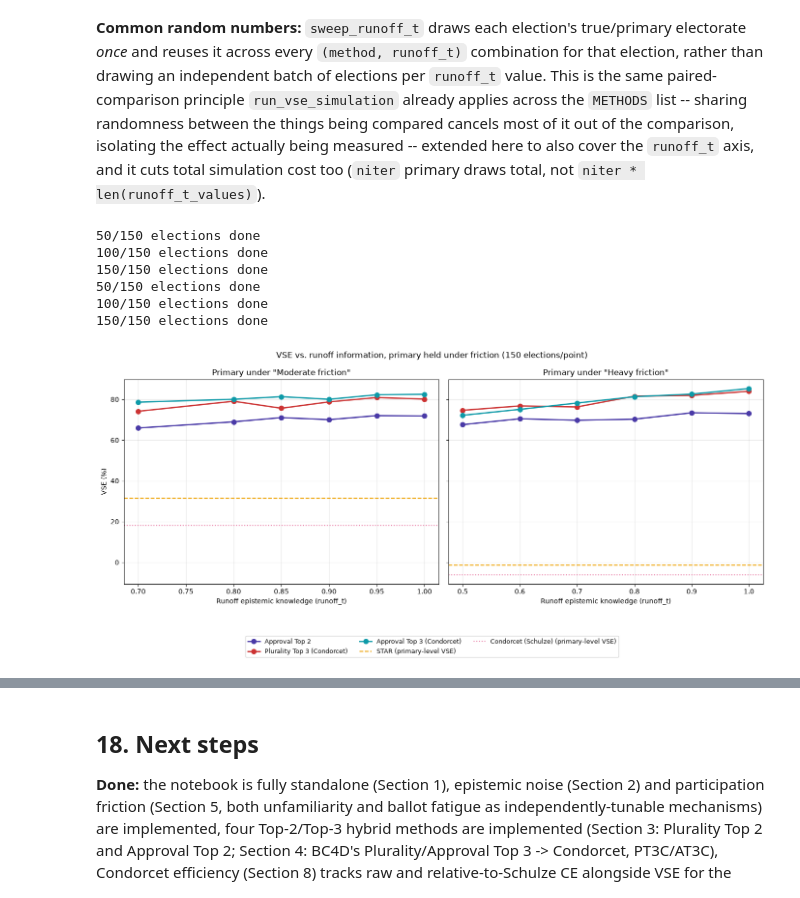
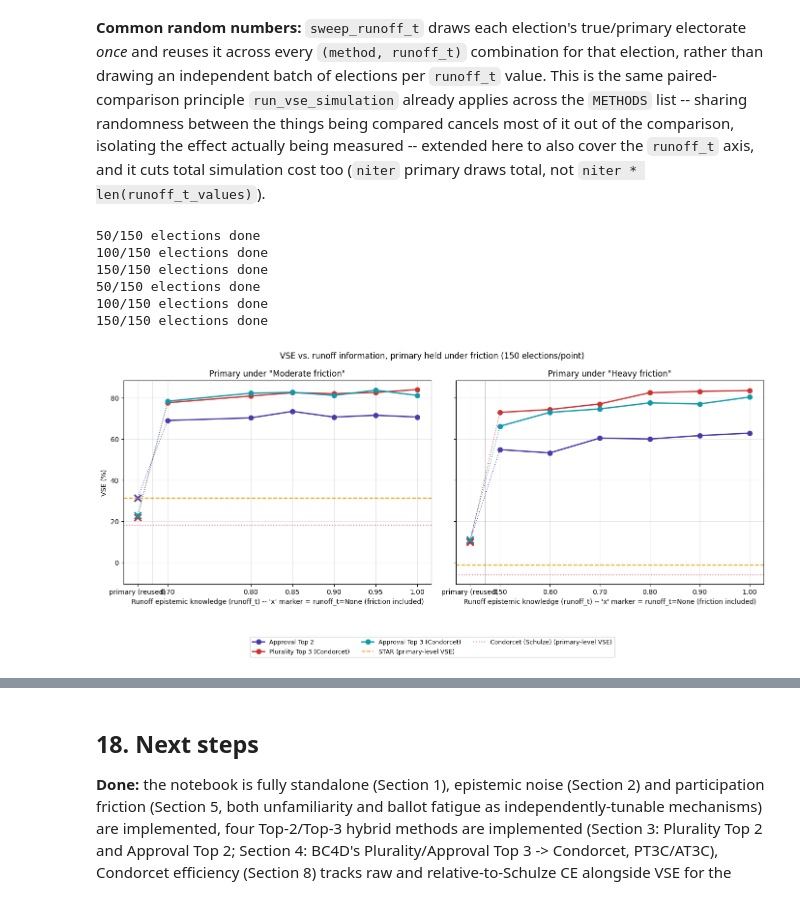
Before and after one commit to eigentaylor/vse-sim, a Jupyter notebook: notebooks/vse_simulation.ipynb, the cells around one changed output, grey strips where cells are left out. Drawn from its saved outputs; the diff is of its cells as text; code cells hidden in the pictures.

```diff
--- a/notebooks/vse_simulation.ipynb
+++ b/notebooks/vse_simulation.ipynb
@@ -3317,10 +3317,16 @@ def sweep_runoff_t(method_factories, runoff_t_values, primary_params, niter):
 RUNOFF_SWEEP_NITER = 150
 RUNOFF_BASELINE_NAMES = ["Moderate friction", "Heavy friction"]  # reuse JOINT_SCENARIOS as-is
 RUNOFF_T_VALUES_BY_BASELINE = {
-    # each list starts at that baseline's own epistemic_t (JOINT_SCENARIOS[name]["epistemic_t"])
-    # and runs up to 1.0 -- "no better than the primary" through "perfect."
-    "Moderate friction": [0.7, 0.8, 0.85, 0.9, 0.95, 1.0],
-    "Heavy friction": [0.5, 0.6, 0.7, 0.8, 0.9, 1.0],
+    # None (leftmost) is a DIFFERENT thing from every value after it: it reuses the primary
+    # electorate exactly as cast (noise AND participation friction both still in effect for the
+    # runoff) -- the same runoff_t=None every other section uses (e.g. the plain "Approval Top
+    # 2" row in Section 16's joint-scenario chart). Every value from the baseline's own
+    # epistemic_t onward switches to a FRICTION-FREE runoff at that epistemic level (see Section
+    # 17's intro) -- so the gap between the first two points isolates how much of the recovery
+    # comes just from dropping participation friction in the runoff, before knowledge improves
+    # at all; the rest of the line isolates the additional effect of raising t from there to 1.0.
+    "Moderate friction": [None, 0.7, 0.8, 0.85, 0.9, 0.95, 1.0],
+    "Heavy friction": [None, 0.5, 0.6, 0.7, 0.8, 0.9, 1.0],
 }
 RUNOFF_METHOD_FACTORIES = {
     "Approval Top 2": lambda rt: ApprovalTop2(runoff_t=rt),
@@ -3331,36 +3337,44 @@ RUNOFF_METHOD_FACTORIES = {
 runoff_sweep_results = {}
 for _baseline in RUNOFF_BASELINE_NAMES:
     runoff_sweep_results[_baseline] = sweep_runoff_t(
         RUNOFF_METHOD_FACTORIES, RUNOFF_T_VALUES_BY_BASELINE[_baseline],
         JOINT_SCENARIOS[_baseline], RUNOFF_SWEEP_NITER,
     )
 
 fig, axes = plt.subplots(1, 2, figsize=(14, 5.5), sharey=True)
 for ax, _baseline in zip(axes, RUNOFF_BASELINE_NAMES, strict=True):
     results_by_rt = runoff_sweep_results[_baseline]
-    rt_values = sorted(results_by_rt)
+    rt_numeric = sorted(rt for rt in results_by_rt if rt is not None)
+    _none_x = rt_numeric[0] - (rt_numeric[-1] - rt_numeric[0]) * 0.12
     for label in RUNOFF_METHOD_FACTORIES:
-        vses = [results_by_rt[rt][(label, "honBallot")][0] * 100 for rt in rt_values]
-        ax.plot(rt_values, vses, marker="o", markersize=7, linewidth=2,
-                color=METHOD_COLORS[label], linestyle=METHOD_LINESTYLES.get(label, "-"), label=label)
+        color = METHOD_COLORS[label]
+        style = METHOD_LINESTYLES.get(label, "-")
+        none_vse = results_by_rt[None][(label, "honBallot")][0] * 100
+        vses = [results_by_rt[rt][(label, "honBallot")][0] * 100 for rt in rt_numeric]
+        ax.plot(rt_numeric, vses, marker="o", markersize=7, linewidth=2, color=color, linestyle=style, label=label)
+        ax.plot([_none_x], [none_vse], marker="x", markersize=10, markeredgewidth=2.5, color=color)
+        ax.plot([_none_x, rt_numeric[0]], [none_vse, vses[0]], color=color, linewidth=1, linestyle=":")
     for _ref_label, _ref_style in [("STAR", "--"), ("Condorcet (Schulze)", ":")]:
         _ref_vse = joint_results[_baseline][(_ref_label, "honBallot")][0] * 100
         ax.axhline(_ref_vse, color=METHOD_COLORS[_ref_label], linewidth=1.5, linestyle=_ref_style,
                    label=f"{_ref_label} (primary-level VSE)")
-    ax.set_xlabel("Runoff epistemic knowledge (runoff_t)")
+    ax.axvline((_none_x + rt_numeric[0]) / 2, color="gray", linewidth=0.75, alpha=0.4)
+    ax.set_xticks([_none_x] + rt_numeric)
+    ax.set_xticklabels(["primary (reused)"] + [f"{t:.2f}" for t in rt_numeric])
+    ax.set_xlabel("Runoff epistemic knowledge (runoff_t) -- 'x' marker = runoff_t=None (friction included)")
     ax.set_title(f'Primary under "{_baseline}"')
     ax.grid(True, alpha=0.3)
 axes[0].set_ylabel("VSE (%)")
 handles, labels_ = axes[0].get_legend_handles_labels()
 fig.legend(handles, labels_, loc="lower center", fontsize=9, ncol=3, bbox_to_anchor=(0.5, -0.18))
 fig.suptitle(f"VSE vs. runoff information, primary held under friction ({RUNOFF_SWEEP_NITER} elections/point)")
 plt.tight_layout()
 plt.show()
 # %% [output]
 50/150 elections done
 100/150 elections done
 150/150 elections done
 50/150 elections done
 100/150 elections done
 150/150 elections done
-[figure, old version]
+[figure, new version]
```
Also changed, not shown: parts of 2 cells of this notebook.
